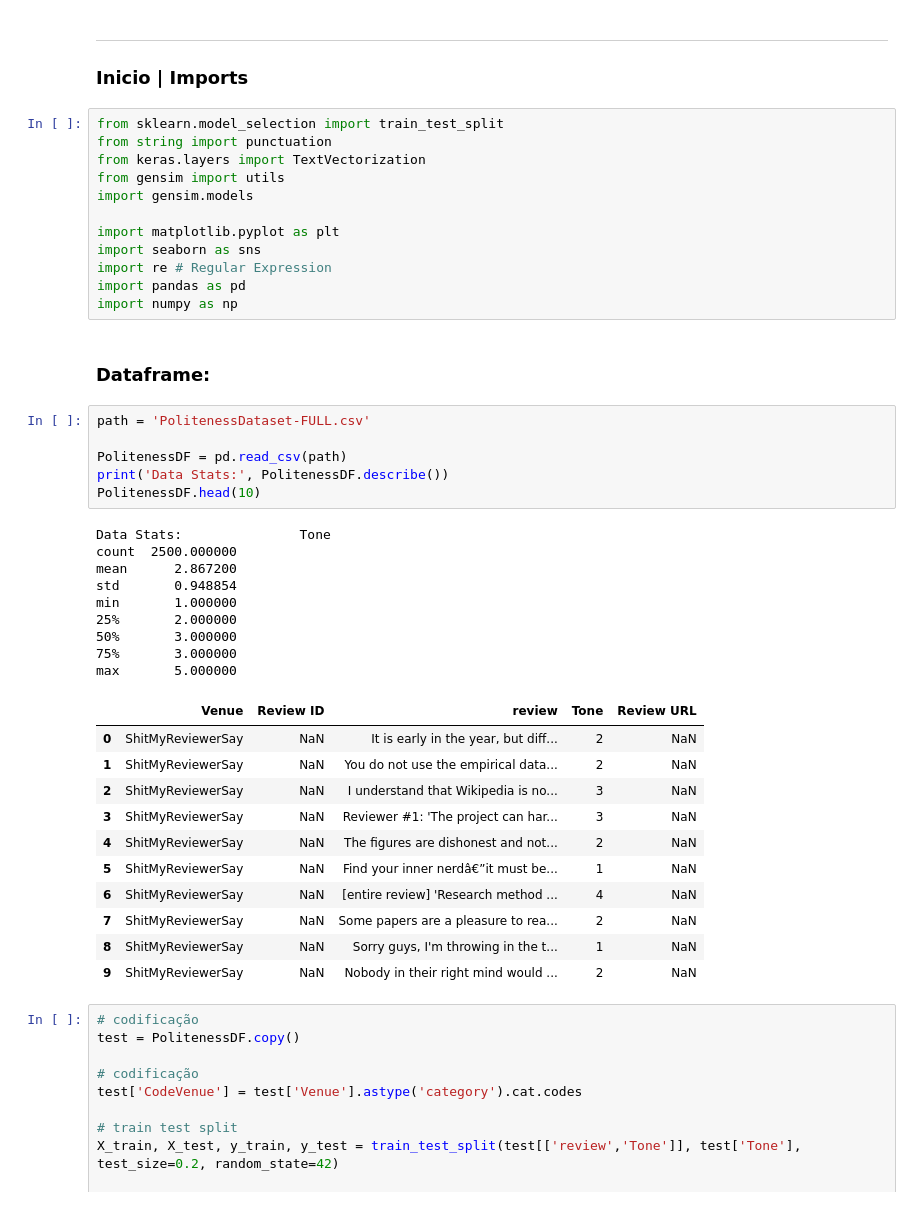
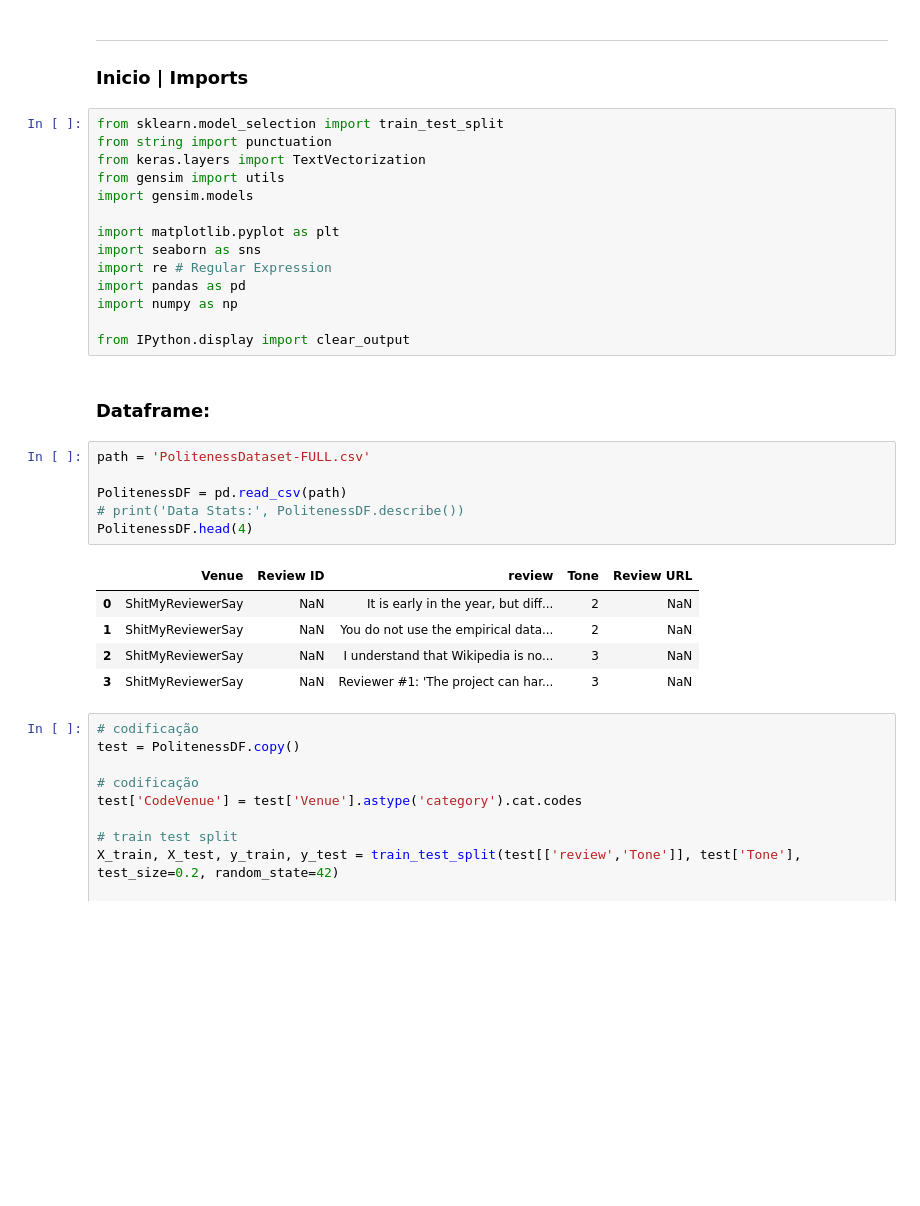
Before and after one commit to Gianini2/politeness1, a Jupyter notebook: politePeerExploration.ipynb, the cells around one changed output. Saved outputs shown, nothing was run; the diff lists cells and outputs as text; blank space fills up the shorter version.

```diff
--- a/politePeerExploration.ipynb
+++ b/politePeerExploration.ipynb
@@ -41,35 +41,22 @@ import seaborn as sns
 import re # Regular Expression
 import pandas as pd
 import numpy as np
+
+from IPython.display import clear_output
 # %% [markdown]
 ### Dataframe:
 # %%
 path = 'PolitenessDataset-FULL.csv'
 
 PolitenessDF = pd.read_csv(path)
-print('Data Stats:', PolitenessDF.describe())
-PolitenessDF.head(10)
+# print('Data Stats:', PolitenessDF.describe())
+PolitenessDF.head(4)
 # %% [output]
-Data Stats:               Tone
-count  2500.000000
-mean      2.867200
-std       0.948854
-min       1.000000
-25%       2.000000
-50%       3.000000
-75%       3.000000
-max       5.000000
 |  | Venue | Review ID | review | Tone | Review URL |
 | 0 | ShitMyReviewerSay | NaN | It is early in the year, but diff... | 2 | NaN |
 | 1 | ShitMyReviewerSay | NaN | You do not use the empirical data... | 2 | NaN |
 | 2 | ShitMyReviewerSay | NaN | I understand that Wikipedia is no... | 3 | NaN |
 | 3 | ShitMyReviewerSay | NaN | Reviewer #1: 'The project can har... | 3 | NaN |
-| 4 | ShitMyReviewerSay | NaN | The figures are dishonest and not... | 2 | NaN |
-| 5 | ShitMyReviewerSay | NaN | Find your inner nerdâ€”it must be... | 1 | NaN |
-| 6 | ShitMyReviewerSay | NaN | [entire review] 'Research method ... | 4 | NaN |
-| 7 | ShitMyReviewerSay | NaN | Some papers are a pleasure to rea... | 2 | NaN |
-| 8 | ShitMyReviewerSay | NaN | Sorry guys, I'm throwing in the t... | 1 | NaN |
-| 9 | ShitMyReviewerSay | NaN | Nobody in their right mind would ... | 2 | NaN |
 # %%
 # codificação
 test = PolitenessDF.copy()
```
Also changed, not shown: parts of 20 cells of this notebook, 9 other files.
